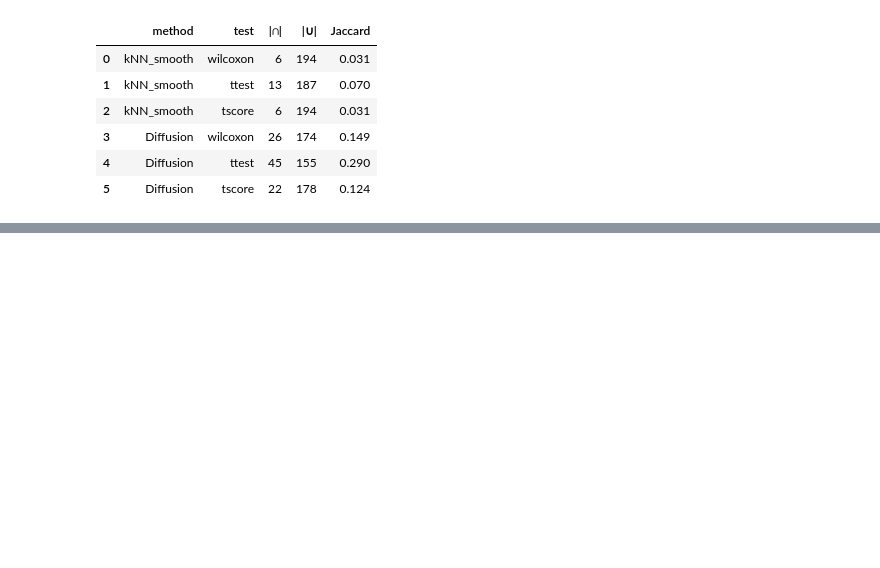
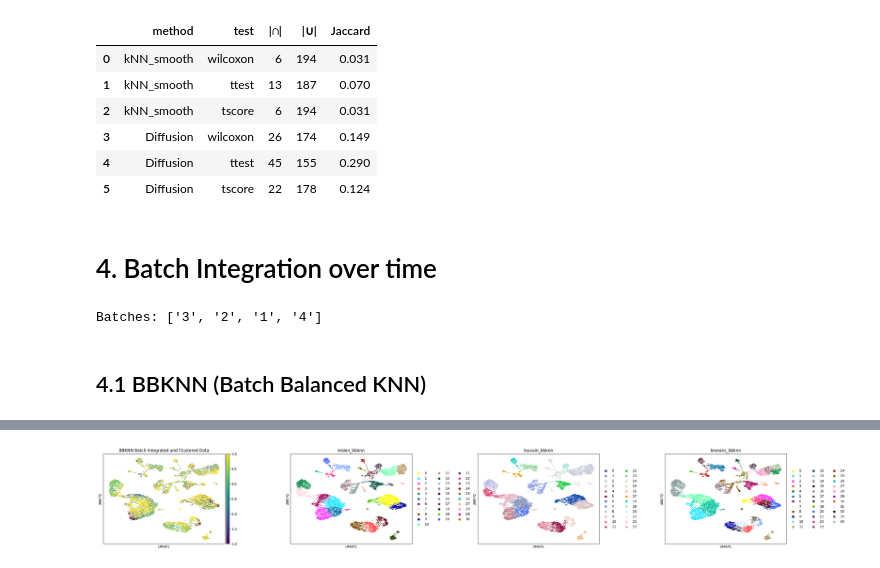
Before and after one commit to biohackingmathematician/MLGenomics, a Jupyter notebook: Frog_and_tail.ipynb, the cells around one changed output, grey strips where cells are left out. Cells and saved outputs as stored; diff of their text form; code cells hidden in the pictures; blank space fills up the shorter version.

```diff
--- a/Frog_and_tail.ipynb
+++ b/Frog_and_tail.ipynb
@@ -1043,3 +1043,55 @@ display(marker_eval)
 | 3 | Diffusion | wilcoxon | 26 | 174 | 0.149 |
 | 4 | Diffusion | ttest | 45 | 155 | 0.290 |
 | 5 | Diffusion | tscore | 22 | 178 | 0.124 |
+# %% [markdown]
+# 4. Batch Integration over time
+# %%
+import numpy as np, pandas as pd, scanpy as sc
+assert "batch" in adata_hvg.obs.columns, "No 'batch' column in .obs; add your batch/time label first."
+print("Batches:", adata_hvg.obs["batch"].astype(str).unique().tolist())
+# %% [output]
+Batches: ['3', '2', '1', '4']
+# %% [markdown]
+## 4.1 BBKNN (Batch Balanced KNN)
+# %%
+# Install once
+!pip install -U bbknn # Use -U to upgrade to the latest version
+
+import bbknn
+
+# Work on a copy of the HVG object
+# Ensure adata_hvg is available from previous steps, or load/create it if running this cell independently
+if 'adata_hvg' not in locals():
+    print("Error: 'adata_hvg' object not found. Please run previous data loading/processing cells.")
+else:
+    adata_bb = adata_hvg.copy()
+
+    # BBKNN uses existing PCA; builds a batch-corrected neighbor graph
+    # Ensure 'batch_key' exists in adata_bb.obs
+    if "batch" in adata_bb.obs.columns:
+        bbknn.bbknn(adata_bb, batch_key="batch")          # neighbors corrected
+        sc.tl.umap(adata_bb)                              # embedding on corrected graph
+        sc.tl.leiden(adata_bb, resolution=1.0, key_added="leiden_bbknn")
+        sc.tl.louvain(adata_bb, resolution=1.0, key_added="louvain_bbknn", flavor="vtraag")
+
+        # KMeans on (corrected) PCA (optional; keeps kmeans comparable)
+        from sklearn.cluster import KMeans
+        # Ensure the number of clusters for KMeans is reasonable, e.g., based on a previous clustering
+        if "leiden" in adata_hvg.obs.columns:
+             n_kmeans = len(adata_hvg.obs["leiden"].cat.categories)
+        else:
+             n_kmeans = 20 # Fallback default
+        print(f"Using n_kmeans={n_kmeans} for KMeans_bbknn")
+        adata_bb.obs["kmeans_bbknn"] = KMeans(
+            n_clusters=n_kmeans,
+            random_state=0
+        ).fit_predict(adata_bb.obsm["X_pca"]).astype(str)
+
+        print("\nBBKNN batch integration and clustering complete.")
+        # Optional: Display UMAP plot of the BBKNN results
+        sc.pl.umap(adata_bb, color=['batch', 'leiden_bbknn', 'louvain_bbknn', 'kmeans_bbknn'],
+                   wspace=0.4, title='BBKNN Batch Integrated and Clustered Data')
+
+    else:
+        print("Error: 'batch' column not found in adata_bb.obs. Please ensure batch information is loaded.")
+# %% [output]
@@ -1045,0 +1115 @@ display(marker_eval)
+[figure, added]
```
Also changed, not shown: parts of 7 cells of this notebook.
